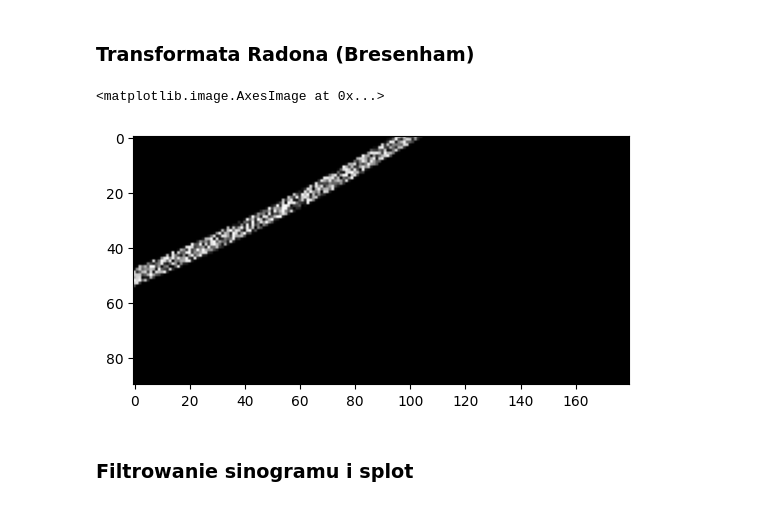
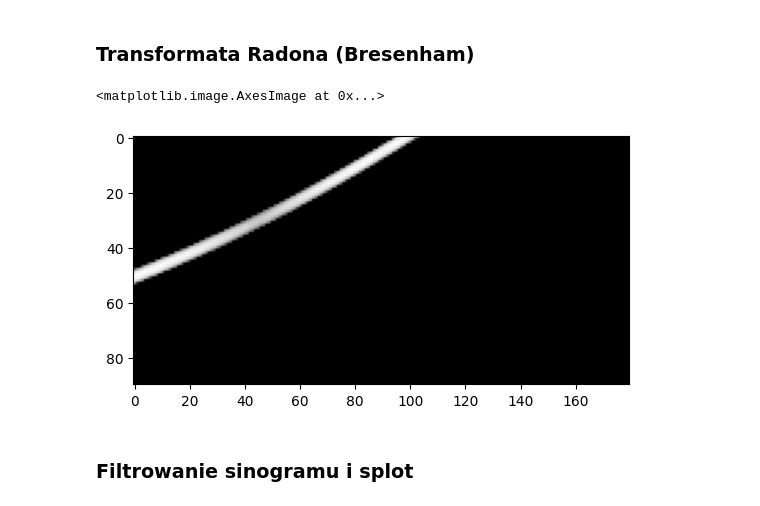
Before and after one commit to viatrix17/Symulacja-Tomografu, a Jupyter notebook: symulacja_tomografu.ipynb, the cells around one changed output. Drawn from its saved outputs; the diff is of its cells as text; code cells hidden in the pictures.

Commit message:
radon + reverse radon, very low quality image

```diff
--- a/symulacja_tomografu.ipynb
+++ b/symulacja_tomografu.ipynb
@@ -108,36 +108,37 @@ def custom_radon(img,krok):
         scan = []
         for k in range(-90,90,krok_receptor):
             sinus=math.sin(k/180*math.pi)
             cosinus = math.cos(k/180*math.pi)
             X,Y=line_nd((emiter_pointX[i],emiter_pointY[i]),(emiter_pointX[i] + 2*r * sinus,emiter_pointY[i] + 2*r*cosinus))
             #print(len(X),len(Y))
             maxX = img.shape[0]
             maxY = img.shape[1]
             suma=0
             for j in range(len(X)):
                 if X[j]<maxX and Y[j]<maxY and X[j]>=0 and Y[j] >=0:
-                    suma+=img[X[j]][Y[j]]
-            line.append(suma)
+                    suma+=img[X[j]][Y[j]]/256
+            line.append(suma*256)
         sinogram.append(line)
         line = []
     maxlen = 0
     for i in range(len(sinogram)):
         if len(sinogram[i])>maxlen:
             maxlen=len(sinogram[i])
     for i in range(len(sinogram)):
         while len(sinogram[i])<maxlen:
             sinogram[i].append(0)
+    sinogram = np.array(sinogram)
     return sinogram
 
 
 image = np.array(img)
 #print(radon(image, theta=np.linspace(0,180,max(image.shape), endpoint=False))[0])
 sinogram = custom_radon(image,krok=2)
 
 plt.imshow(sinogram,cmap=plt.cm.Greys_r)
 # %% [output]
 <matplotlib.image.AxesImage at 0x...>
-[figure, old version]
+[figure, new version]
 # %% [markdown]
 ### Filtrowanie sinogramu i splot
 # %% [markdown]
```
Also changed, not shown: parts of 2 cells of this notebook.
